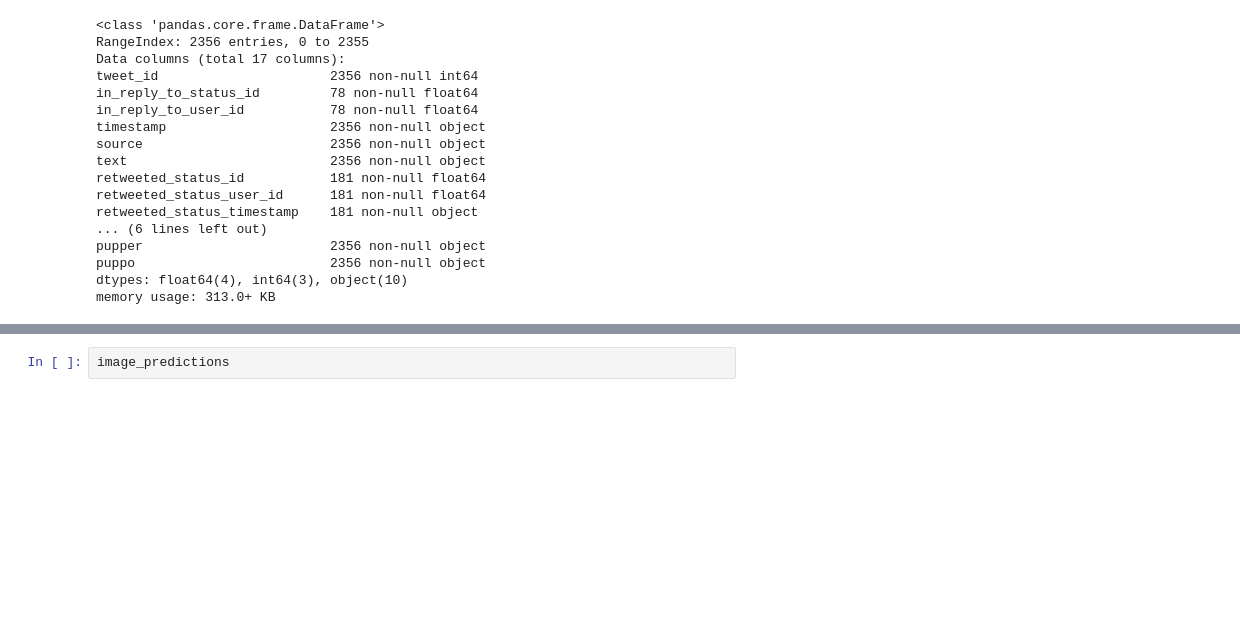
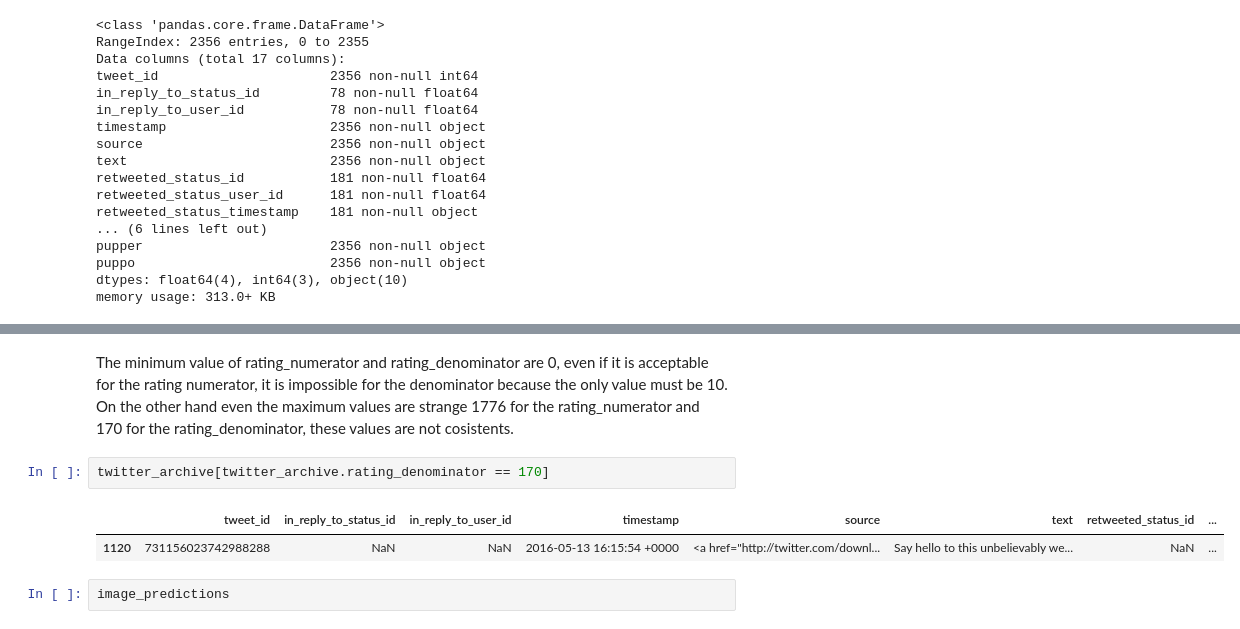
Before and after one commit to furawa/Data_Analyst_Udacity_Projects, a Jupyter notebook: 04_Data_Wrangling/wrangle_act.ipynb, the cells around one changed output, grey strips where cells are left out. Drawn from its saved outputs; the diff is of its cells as text; blank space fills up the shorter version.

```diff
--- a/04_Data_Wrangling/wrangle_act.ipynb
+++ b/04_Data_Wrangling/wrangle_act.ipynb
@@ -181,3 +193,12 @@ memory usage: 313.0+ KB
+# %% [markdown]
+The minimum value of rating_numerator and rating_denominator are 0, even if it is acceptable for the rating numerator,
+it is impossible for the denominator because the only value must be 10. On the other hand even the maximum values are
+strange 1776 for the rating_numerator and 170 for the rating_denominator, these values are not cosistents.
+# %%
+twitter_archive[twitter_archive.rating_denominator == 170]
+# %% [output]
+|  | tweet_id | in_reply_to_status_id | in_reply_to_user_id | timestamp | source | text | retweeted_status_id | ... |
+| 1120 | 731156023742988288 | NaN | NaN | 2016-05-13 16:15:54 +0000 | <a href="http://twitter.com/downl... | Say hello to this unbelievably we... | NaN | ... |
 # %%
 image_predictions
 # %% [output]
```
Also changed, not shown: parts of 1 cell of this notebook.
